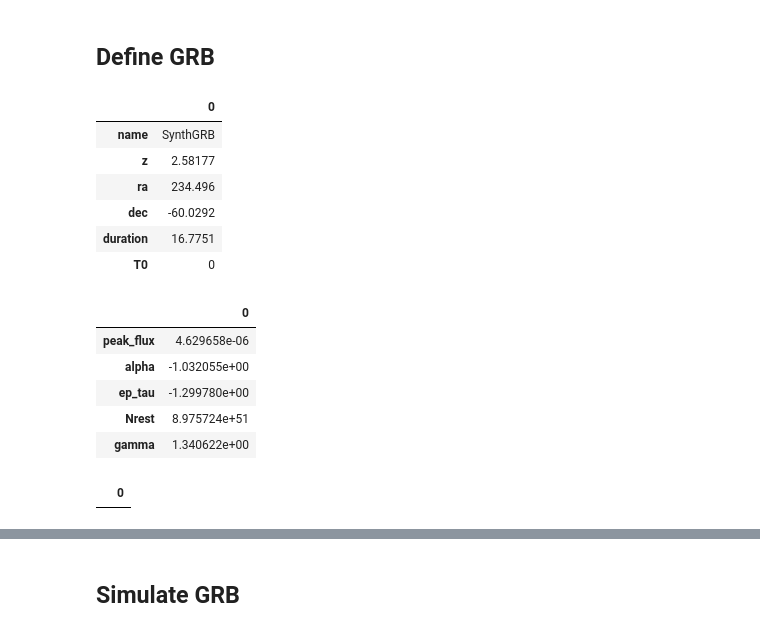
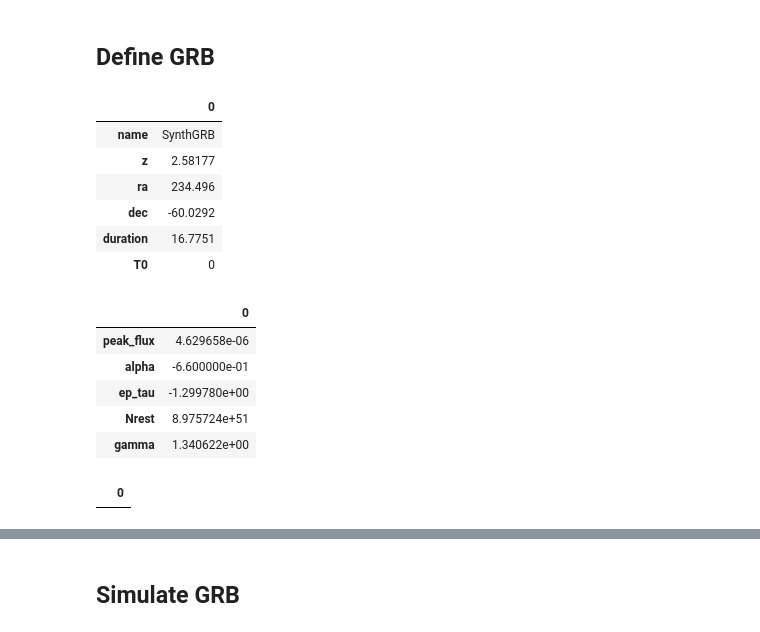
Before and after one commit to grburgess/zusammen, a Jupyter notebook: examples/single_grb.ipynb, the cells around one changed output, grey strips where cells are left out. Drawn from its saved outputs; the diff is of its cells as text; code cells hidden in the pictures.

```diff
--- a/examples/single_grb.ipynb
+++ b/examples/single_grb.ipynb
@@ -82,30 +82,30 @@ from corr_cpl.corr_cpl_grb import GBMGRB_CORR_CPL
 # %%
 grb = GBMGRB_CORR_CPL(
     ra=np.rad2deg(population.phi[0]),
     dec=90 - np.rad2deg(population.theta[0]),
     z=population.distances[0],
     peak_flux=population.latent_fluxes[0],
-    alpha=population.alpha[0],
+    alpha=-0.66,
     ep=np.power(10, population.log_ep_obs[0]),
     ep_tau=population.ep_tau[0],
     Nrest=np.power(10, population.log_nrest[0]),
     gamma=population.gamma[0],
     duration=population.duration[0],
     T0=0.,
 )
 
 grb.info()
 # %% [output]
 |  | 0 |
 | name | SynthGRB |
 | z | 2.58177 |
 | ra | 234.496 |
 | dec | -60.0292 |
 | duration | 16.7751 |
 | T0 | 0 |
 |  | 0 |
 | peak_flux | 4.629658e-06 |
-| alpha | -1.032055e+00 |
+| alpha | -6.600000e-01 |
 | ep_tau | -1.299780e+00 |
 | Nrest | 8.975724e+51 |
 | gamma | 1.340622e+00 |
```
Also changed, not shown: parts of 9 cells of this notebook, 3 other files.
